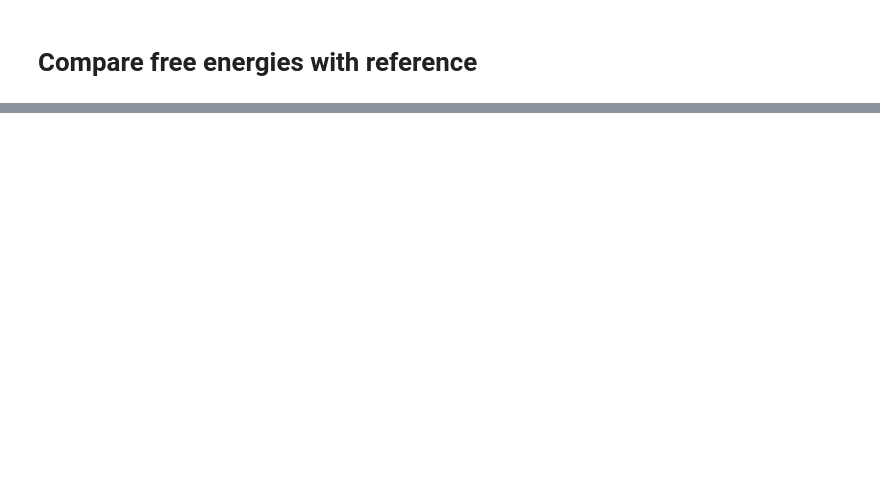
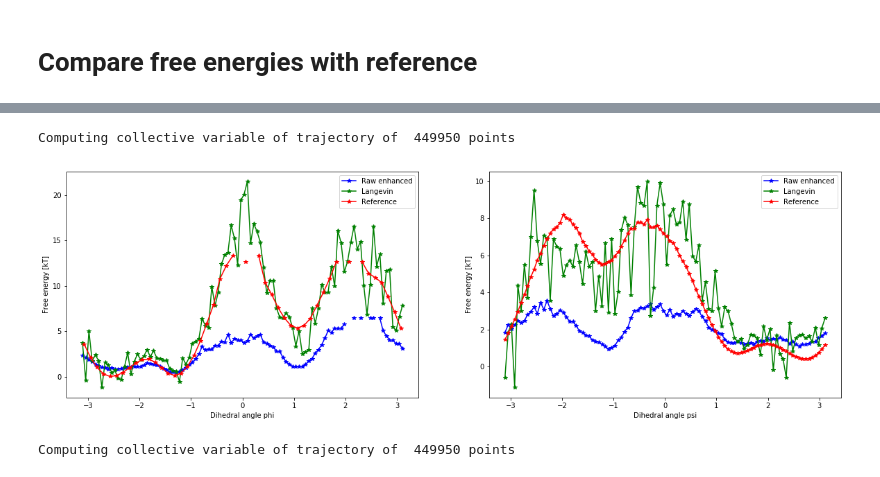
Before and after one commit to ZofiaTr/DFM, a Jupyter notebook: interactivePython/alanine_unbias_with_Langevin.ipynb, the cells around one changed output, grey strips where cells are left out. Saved outputs shown, nothing was run; the diff lists cells and outputs as text; code cells hidden in the pictures; blank space fills up the shorter version.

```diff
--- a/interactivePython/alanine_unbias_with_Langevin.ipynb
+++ b/interactivePython/alanine_unbias_with_Langevin.ipynb
@@ -771,3 +801,7 @@ plotSamplingDihedrals_fromData(X_result, smpl.model.testsystem.topology, methodN
+# %%
+#print(len(X_result_all))
+
+Xr = align_with_mdanalysis(X_result, smpl)
 # %%
 
 
@@ -832,12 +882,12 @@ imp.reload(helpers)
 # %%
 nrBins=100
-shift=10
+shift=1
 
 #print('Computing collective variable of trajectory of  '+repr(len(X_short))+' points')
 print('Computing collective variable of trajectory of  '+repr(len(X_result))+' points')
 cv=compute_dihedrals_phi(X_FT)
 cv_langevin=compute_dihedrals_phi(X_result[shift:])
-weights_sh=weights_all[shift:]
+weights_sh=weights[shift:]
 
 
 free_energy_raw_phi, bin_centers_raw_phi, xe_raw, ye_raw = compute_free_energy(cv, nrbins = nrBins, err_bar=True)
@@ -867,34 +917,37 @@ ax = fig.add_subplot(122)
 ax.plot(bin_centers_raw_psi, free_energy_raw_psi, '-*b')#s=5, c='b', marker='o')
 ax.plot(bin_centers_Langevin_psi, free_energy_Langevin_psi,'-*g')# s=5, c='g', marker='o')
 ax.plot(bc_ref_psi, FE_ref_psi,'-*r')# s=5, c='r', marker='o')
 plt.legend(['Raw enhanced', 'Langevin', 'Reference'])
 ax.set_xlabel('Dihedral angle psi')
 ax.set_ylabel('Free energy [kT]')
 
 
 # fig = plt.figure(figsize=(16,6))
 
 # ax = fig.add_subplot(121)
 # ax.scatter(bin_centers_raw_phi, free_energy_raw_phi, s=5, c='b', marker='o')
 # ax.scatter(bin_centers_Langevin_phi, free_energy_Langevin_phi, s=5, c='g', marker='o')
 # ax.scatter(bc_ref_phi, FE_ref_phi, s=5, c='r', marker='o')
 # plt.legend(['raw enahnced', 'Langevin', 'reference'])
 # ax.set_xlabel('Dihedral angle phi')
 # ax.set_ylabel('Free energy [kT]')
 
 
 # ax = fig.add_subplot(122)
 # ax.scatter(bin_centers_raw_psi, free_energy_raw_psi, s=5, c='b', marker='o')
 # ax.scatter(bin_centers_Langevin_psi, free_energy_Langevin_psi, s=5, c='g', marker='o')
 # ax.scatter(bc_ref_psi, FE_ref_psi, s=5, c='r', marker='o')
 # plt.legend(['raw enahnced', 'Langevin', 'reference'])
 # ax.set_xlabel('Dihedral angle psi')
 # ax.set_ylabel('Free energy [kT]')
 
 
 
-plt.savefig(savingfolder_results+'/free_energy_steined_langevin.png',  format='png', dpi=100, bbox_inches='tight')
+plt.savefig(savingfolder_results+'/free_energy_langevin.png',  format='png', dpi=100, bbox_inches='tight')
 plt.show()
+# %% [output]
+Computing collective variable of trajectory of  449950 points
+[figure, added]
 # %%
 np.save(savingfolder_results+'/free_energy_raw_phi.npy',free_energy_raw_phi)
 np.save(savingfolder_results+'/bin_centers_raw_phi.npy',bin_centers_raw_phi)
@@ -914,3 +967,21 @@ np.save(savingfolder_results+'/free_energy_Langevin_psi.npy',free_energy_Langevi
 
 np.save(savingfolder_results+'/FE_ref_psi.npy',FE_ref_psi)
 np.save(savingfolder_results+'/bc_ref_psi.npy',bc_ref_psi)
+# %%
+#print('Computing collective variable of trajectory of  '+repr(len(X_short))+' points')
+print('Computing collective variable of trajectory of  '+repr(len(X_result))+' points')
+cv=compute_dihedrals_phi(X_FT)
+cv_langevin=compute_dihedrals_phi(X_result[shift:])
+weights_sh=weights[shift:]
+
+
+free_energy_raw_phi, bin_centers_raw_phi, xe_raw, ye_raw = compute_free_energy(cv, nrbins = nrBins, err_bar=True)
+free_energy_Langevin_phi, bin_centers_Langevin_phi = compute_free_energy(cv_langevin, nrbins = nrBins, weights=weights_sh)
+
+cv=compute_dihedrals_psi(X_FT)
+cv_langevin=compute_dihedrals_psi(X_result[shift:])
+
+free_energy_raw_psi, bin_centers_raw_psi, xe_raw, ye_raw = compute_free_energy(cv, nrbins = nrBins, err_bar=True)
+free_energy_Langevin_psi, bin_centers_Langevin_psi = compute_free_energy(cv_langevin, nrbins = nrBins, weights=weights_sh)
+# %% [output]
+Computing collective variable of trajectory of  449950 points
```
Also changed, not shown: parts of 23 cells of this notebook, 7 other files.
